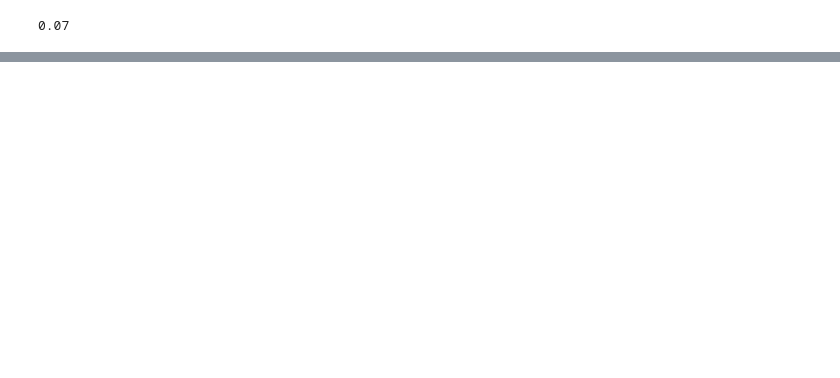
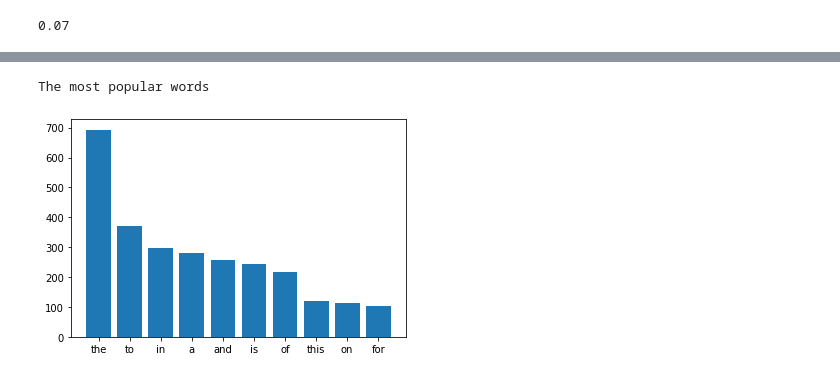
Before and after one commit to tomashege/research_project, a Jupyter notebook: Tomas/sentiment.ipynb, the cells around one changed output, grey strips where cells are left out. Saved outputs shown, nothing was run; the diff lists cells and outputs as text; code cells hidden in the pictures; blank space fills up the shorter version.

```diff
--- a/Tomas/sentiment.ipynb
+++ b/Tomas/sentiment.ipynb
@@ -63,0 +96,3 @@ round(polarity/len(list_of_tweets)*100)/100
+# %%
+nltk.download('stopwords')
+stop = set(stopwords.words('english'))
@@ -63,0 +103,18 @@ round(polarity/len(list_of_tweets)*100)/100
+# %%
+corpus = []
+new = df['full_text'].str.split()
+new = new.values.tolist()
+corpus = [word for i in new for word in i]
+
+dic = defaultdict(int)
+for word in corpus:
+    if word in stop:
+        dic[word] += 1
+# %%
+top = sorted(dic.items(), key=lambda x:x[1],reverse=True)[:10]
+x,y = zip(*top)
+plt.bar(x,y)
+print("The most popular words, not very importnat we must remove stop words")
+# %% [output]
+The most popular words
+[figure, added]
```
Also changed, not shown: parts of 26 cells of this notebook, 5 other files.
